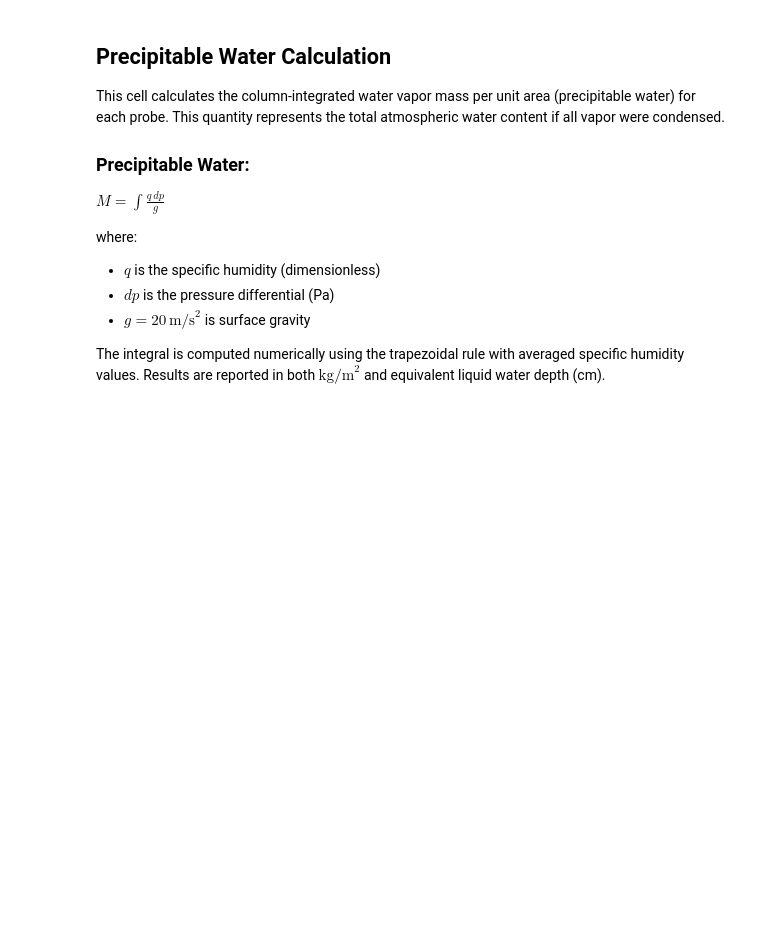
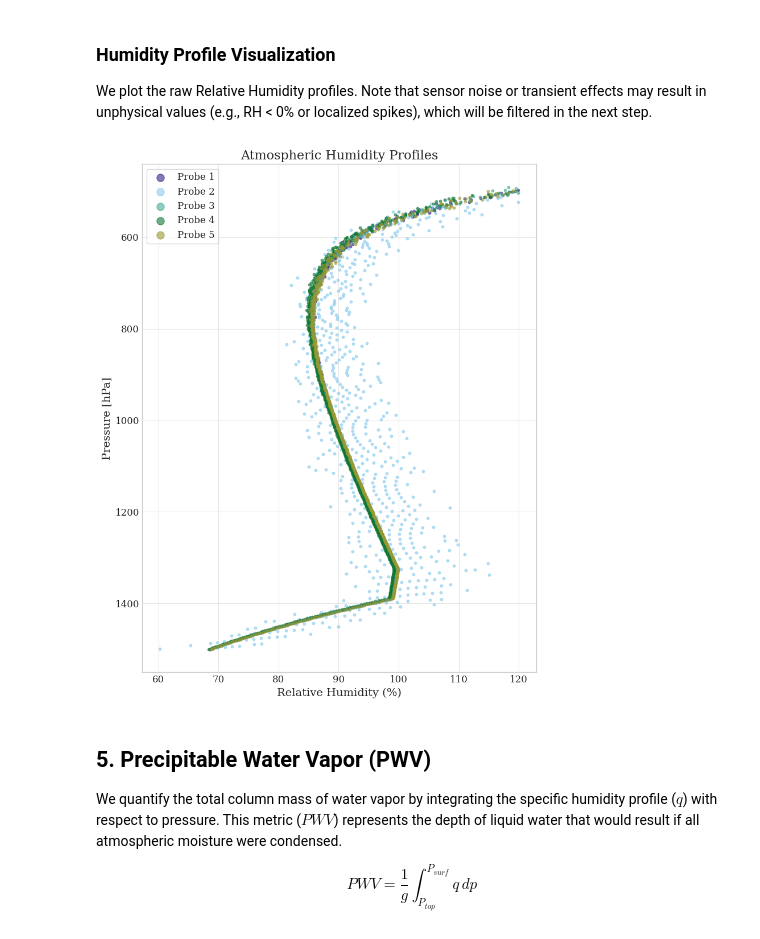
Before and after one commit to JacksonFergusonDev/Data-Science-Portfolio, a Jupyter notebook: atmospheric_science/exoplanet_atmospheric_analysis.ipynb, the cells around one changed output. Drawn from its saved outputs; the diff is of its cells as text; code cells hidden in the pictures; blank space fills up the shorter version.

```diff
--- a/atmospheric_science/exoplanet_atmospheric_analysis.ipynb
+++ b/atmospheric_science/exoplanet_atmospheric_analysis.ipynb
@@ -249,15 +650,42 @@ plt.show()
+# %% [markdown]
+### Humidity Profile Visualization
+We plot the raw Relative Humidity profiles. Note that sensor noise or transient effects may result in unphysical values (e.g., RH < 0% or localized spikes), which will be filtered in the next step.
+# %%
+# -----------------------------------------------------------------------------
+# 4b. Humidity Visualization
+# -----------------------------------------------------------------------------
+
+fig, ax = plt.subplots(figsize=(8, 10))
+
+# Define color palette for probes
+colors = ['#332288', '#88CCEE', '#44AA99', '#117733', '#999933']
+
+for i, probe_idx in enumerate([probe1, probe2, probe3, probe4, probe5]):
+    # Filter out extreme outliers for visualization clarity
+    valid = (RH[probe_idx] > 0) & (RH[probe_idx] < 120)
+
+    ax.scatter(
+        RH[probe_idx][valid],
+        pressure[probe_idx][valid],
+        s=10,
+        alpha=0.6,
+        color=colors[i],
+        label=f'Probe {i+1}'
+    )
+
+ax.set_xlabel('Relative Humidity (%)')
+ax.set_ylabel('Pressure [hPa]')
+ax.set_title('Atmospheric Humidity Profiles')
+ax.invert_yaxis() # Standard atmosphere convention
+ax.legend(markerscale=3, frameon=True)
+
+plt.tight_layout()
+plt.show()
+# %% [output]
+[figure, added]
 # %% [markdown]
-## Precipitable Water Calculation
+## 5. Precipitable Water Vapor (PWV)
+We quantify the total column mass of water vapor by integrating the specific humidity profile ($q$) with respect to pressure. This metric ($PWV$) represents the depth of liquid water that would result if all atmospheric moisture were condensed.
 
-This cell calculates the column-integrated water vapor mass per unit area (precipitable water) for each probe. This quantity represents the total atmospheric water content if all vapor were condensed.
-
-### Precipitable Water:
-$M = \int \frac{q \, dp}{g}$
-
-where:
-- $q$ is the specific humidity (dimensionless)
-- $dp$ is the pressure differential (Pa)
-- $g = 20 \, \text{m/s}^2$ is surface gravity
-
-The integral is computed numerically using the trapezoidal rule with averaged specific humidity values. Results are reported in both $\text{kg/m}^2$ and equivalent liquid water depth (cm).
+$$PWV = \frac{1}{g} \int_{P_{top}}^{P_{surf}} q \, dp$$
 # %%
```
Also changed, not shown: parts of 52 cells of this notebook.
